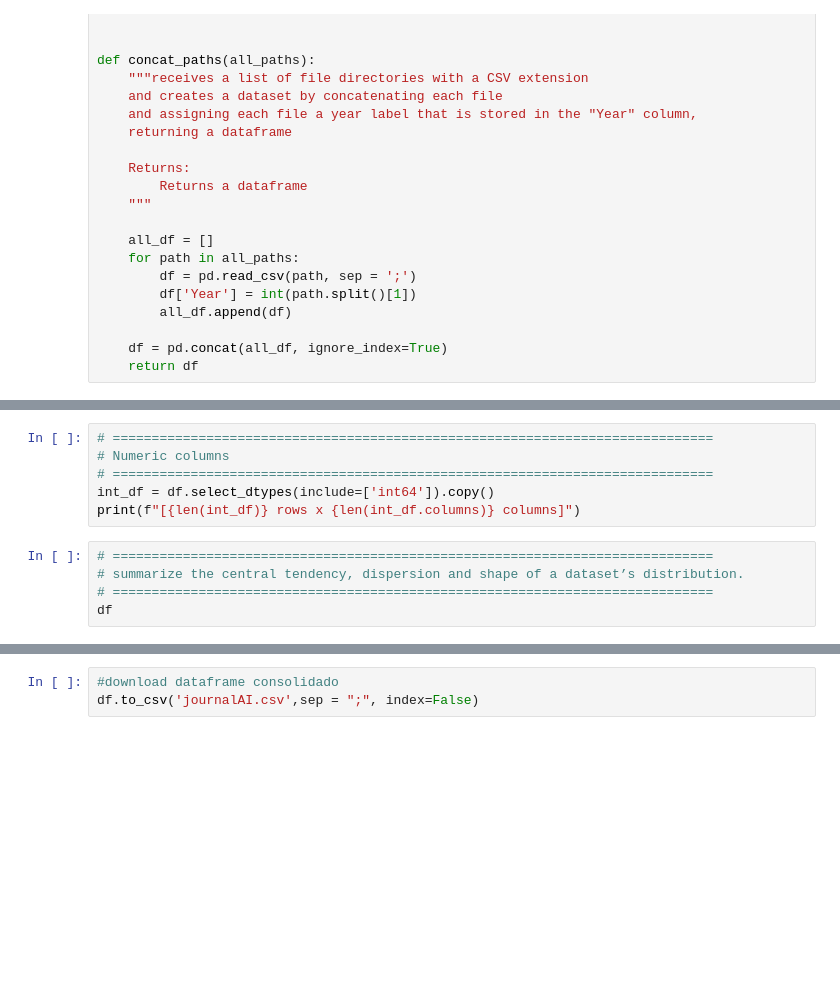
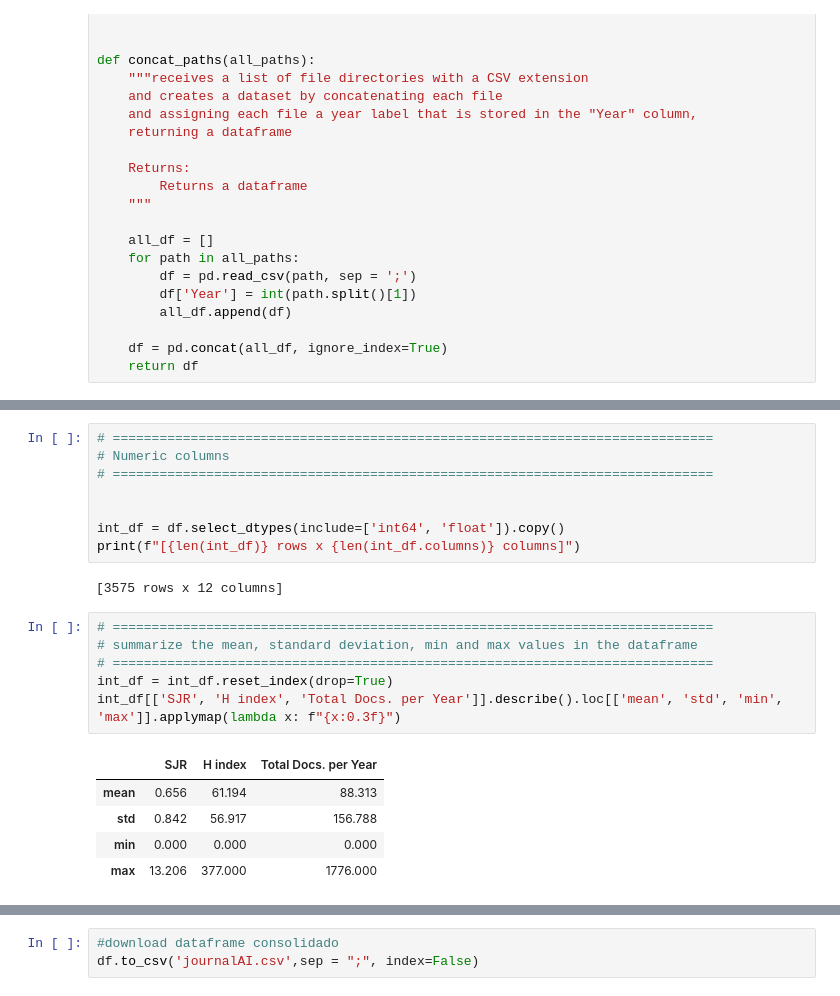
Before and after one commit to juancr15/final_project_TGL2022, a Jupyter notebook: analisis_Journals_IA.ipynb, the cells around one changed output, grey strips where cells are left out. Cells and saved outputs as stored; diff of their text form; blank space fills up the shorter version.

```diff
--- a/analisis_Journals_IA.ipynb
+++ b/analisis_Journals_IA.ipynb
@@ -101,13 +158,24 @@ sns.heatmap(df.notnull())
 # =============================================================================
 # Numeric columns
 # =============================================================================
-int_df = df.select_dtypes(include=['int64']).copy()
+
+
+int_df = df.select_dtypes(include=['int64', 'float']).copy()
 print(f"[{len(int_df)} rows x {len(int_df.columns)} columns]")
+# %% [output]
+[3575 rows x 12 columns]
 # %%
 # =============================================================================
-# summarize the central tendency, dispersion and shape of a dataset’s distribution.
+# summarize the mean, standard deviation, min and max values in the dataframe
 # =============================================================================
-df
+int_df = int_df.reset_index(drop=True)
+int_df[['SJR', 'H index', 'Total Docs. per Year']].describe().loc[['mean', 'std', 'min', 'max']].applymap(lambda x: f"{x:0.3f}")
+# %% [output]
+|  | SJR | H index | Total Docs. per Year |
+| mean | 0.656 | 61.194 | 88.313 |
+| std | 0.842 | 56.917 | 156.788 |
+| min | 0.000 | 0.000 | 0.000 |
+| max | 13.206 | 377.000 | 1776.000 |
 # %%
 # =============================================================================
 # Categorical columns
```
Also changed, not shown: parts of 18 cells of this notebook, 1 other file.
